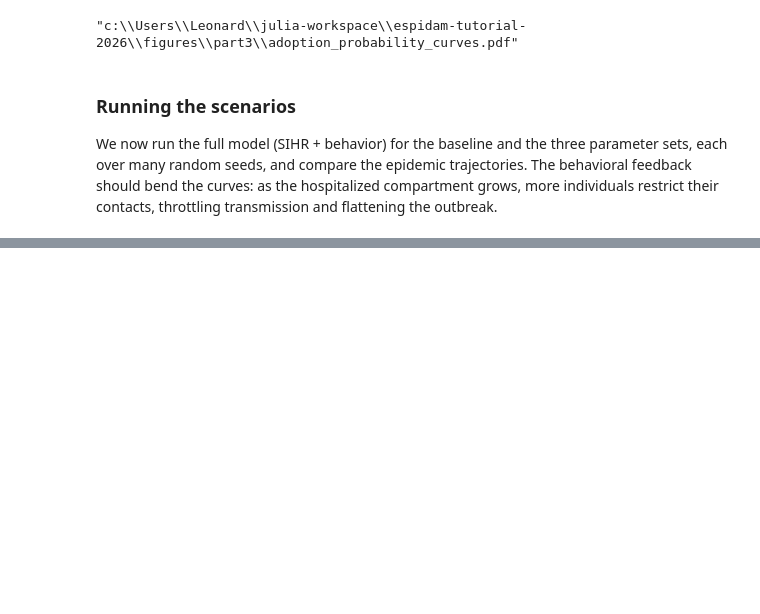
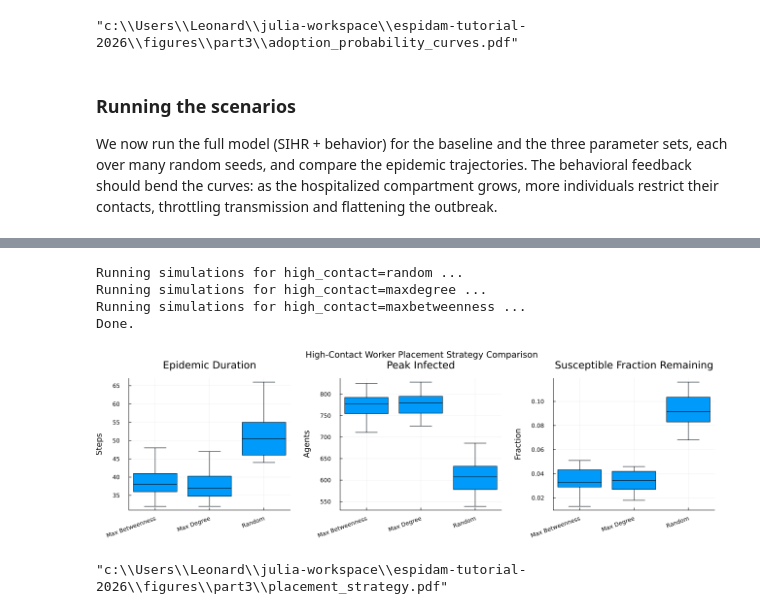
Before and after one commit to lstell21/espidam-tutorial-2026, a Jupyter notebook: Part3.ipynb, the cells around one changed output, grey strips where cells are left out. Cells and saved outputs as stored; diff of their text form; code cells hidden in the pictures; blank space fills up the shorter version.

```diff
--- a/Part3.ipynb
+++ b/Part3.ipynb
@@ -293,0 +336,72 @@ savefig(p_boxes, joinpath(FIGURES_DIR, "behavior_boxes.pdf"))
+# %%
+include("src/run_simulations.jl")
+
+# Common parameters; only the `high_contact` placement strategy varies between runs.
+# Behavioral response is left off here to isolate the structural effect of placement.
+placement_params = (
+    network_type        = :preferential,
+    mean_degree         = 10,
+    fraction_high_contact = 0.1,
+    low_risk_factor     = 0.3,
+    patient_zero        = :maxdegree,
+    use_hospitalization = true,
+    hospitalization_prob = 0.15,
+    days_to_hospital_recovery = 7,
+)
+
+results_placement = Dict{Symbol,Any}()
+for strategy in [:random, :maxdegree, :maxbetweenness]
+    println("Running simulations for high_contact=$(strategy) ...")
+    results_placement[strategy] = run_simulations(;
+        placement_params...,
+        high_contact=strategy,
+    )
+end
+println("Done.")
+# %% [output]
+Running simulations for high_contact=random ...
+Running simulations for high_contact=maxdegree ...
+Running simulations for high_contact=maxbetweenness ...
+Done.
+# %%
+placement_labels = ["Random", "Max Degree", "Max Betweenness"]
+strategies       = [:random, :maxdegree, :maxbetweenness]
+
+# Per-seed summary metrics for each placement strategy
+duration_data = DataFrame(value=Float64[], placement=String[])
+maxinf_data   = DataFrame(value=Float64[], placement=String[])
+sfr_data      = DataFrame(value=Float64[], placement=String[])
+
+for (strategy, label) in zip(strategies, placement_labels)
+    mdf = results_placement[strategy]
+    for gdf in groupby(mdf, :seed)
+        first_inf = findfirst(gdf.infected_count .> 0)
+        last_inf  = findlast(gdf.infected_count .> 0)
+        dur = isnothing(last_inf) ? nrow(gdf) : last_inf - first_inf + 1
+        push!(duration_data, (dur, label))
+        push!(maxinf_data,   (maximum(gdf.infected_count), label))
+        last_row = last(gdf)
+        total = last_row.susceptible_count + last_row.infected_count +
+                last_row.hospitalized_count + last_row.recovered_count
+        push!(sfr_data, (last_row.susceptible_count / total, label))
+    end
+end
+
+bp1 = boxplot(duration_data.placement, duration_data.value;
+    title="Epidemic Duration", ylabel="Steps", legend=false,
+    outliers=false, xrotation=20, margin=5Measures.mm)
+bp2 = boxplot(maxinf_data.placement, maxinf_data.value;
+    title="Peak Infected", ylabel="Agents", legend=false,
+    outliers=false, xrotation=20, margin=5Measures.mm)
+bp3 = boxplot(sfr_data.placement, sfr_data.value;
+    title="Susceptible Fraction Remaining", ylabel="Fraction", legend=false,
+    outliers=false, xrotation=20, margin=5Measures.mm)
+
+p_placement = plot(bp1, bp2, bp3, layout=(1,3), size=(1300, 400),
+    plot_title="High-Contact Worker Placement Strategy Comparison",
+    plot_titlefontsize=12, bottom_margin=10Measures.mm)
+display(p_placement)
+savefig(p_placement, joinpath(FIGURES_DIR, "placement_strategy.pdf"))
+# %% [output]
+[figure, added]
+"c:\\Users\\Leonard\\julia-workspace\\espidam-tutorial-2026\\figures\\part3\\placement_strategy.pdf"
```
Also changed, not shown: parts of 14 cells of this notebook, 5 other files.
